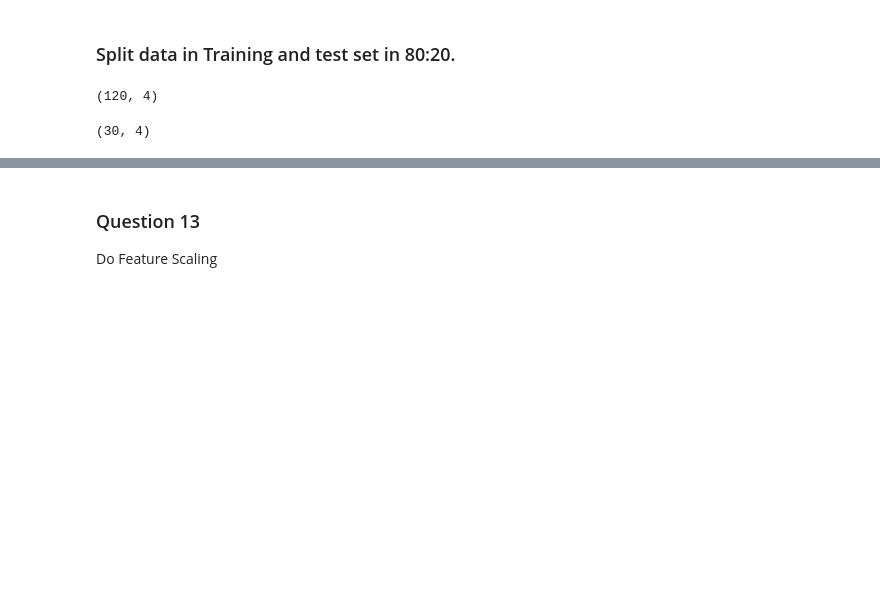
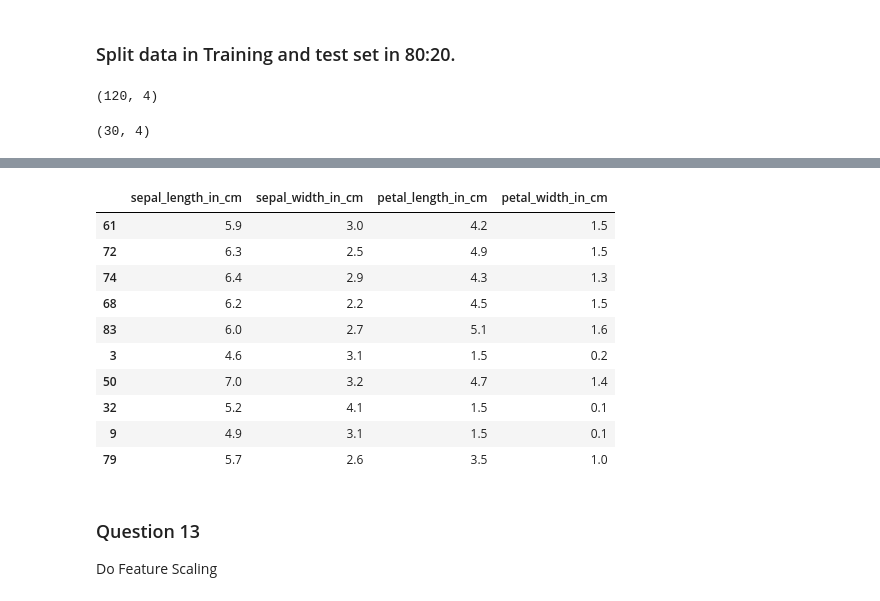
Before and after one commit to GreatLearningAIML1/bangalore-feb-batch-ojhajayant, a Jupyter notebook: R3_External_Lab_kNN_Naive_Bayes.ipynb, the cells around one changed output, grey strips where cells are left out. Drawn from its saved outputs; the diff is of its cells as text; code cells hidden in the pictures; blank space fills up the shorter version.

```diff
--- a/R3_External_Lab_kNN_Naive_Bayes.ipynb
+++ b/R3_External_Lab_kNN_Naive_Bayes.ipynb
@@ -533,3 +547,17 @@ X_test.shape
+# %%
+X_test.sample(n=10, random_state=1)
+# %% [output]
+|  | sepal_length_in_cm | sepal_width_in_cm | petal_length_in_cm | petal_width_in_cm |
+| 61 | 5.9 | 3.0 | 4.2 | 1.5 |
+| 72 | 6.3 | 2.5 | 4.9 | 1.5 |
+| 74 | 6.4 | 2.9 | 4.3 | 1.3 |
+| 68 | 6.2 | 2.2 | 4.5 | 1.5 |
+| 83 | 6.0 | 2.7 | 5.1 | 1.6 |
+| 3 | 4.6 | 3.1 | 1.5 | 0.2 |
+| 50 | 7.0 | 3.2 | 4.7 | 1.4 |
+| 32 | 5.2 | 4.1 | 1.5 | 0.1 |
+| 9 | 4.9 | 3.1 | 1.5 | 0.1 |
+| 79 | 5.7 | 2.6 | 3.5 | 1.0 |
 # %% [markdown]
 ### Question 13
 Do Feature Scaling
```
Also changed, not shown: parts of 10 cells of this notebook.
